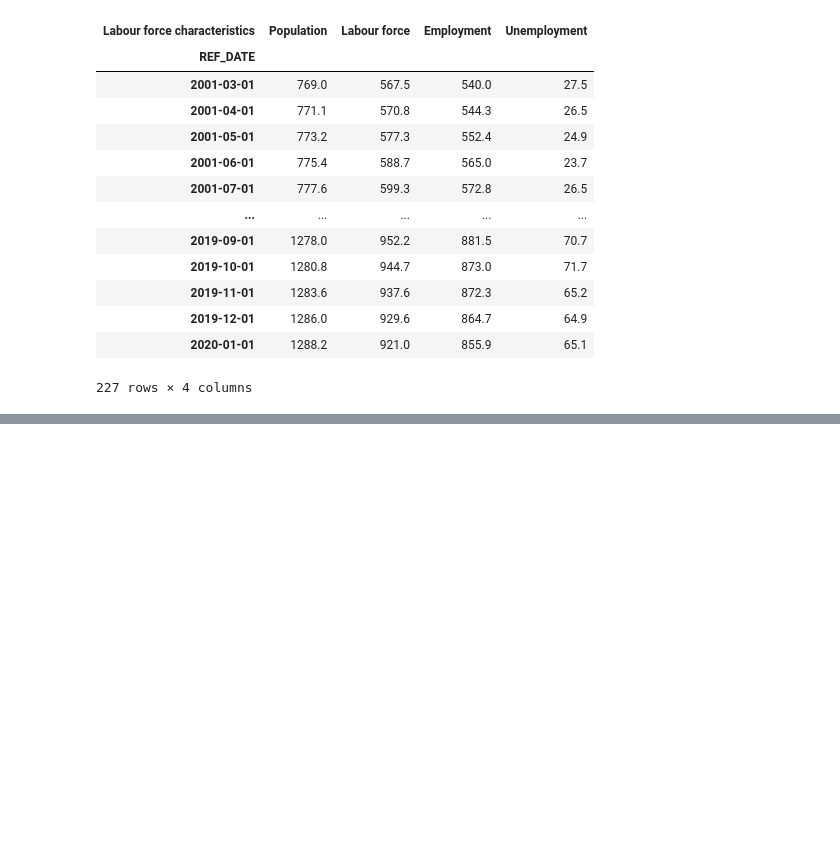
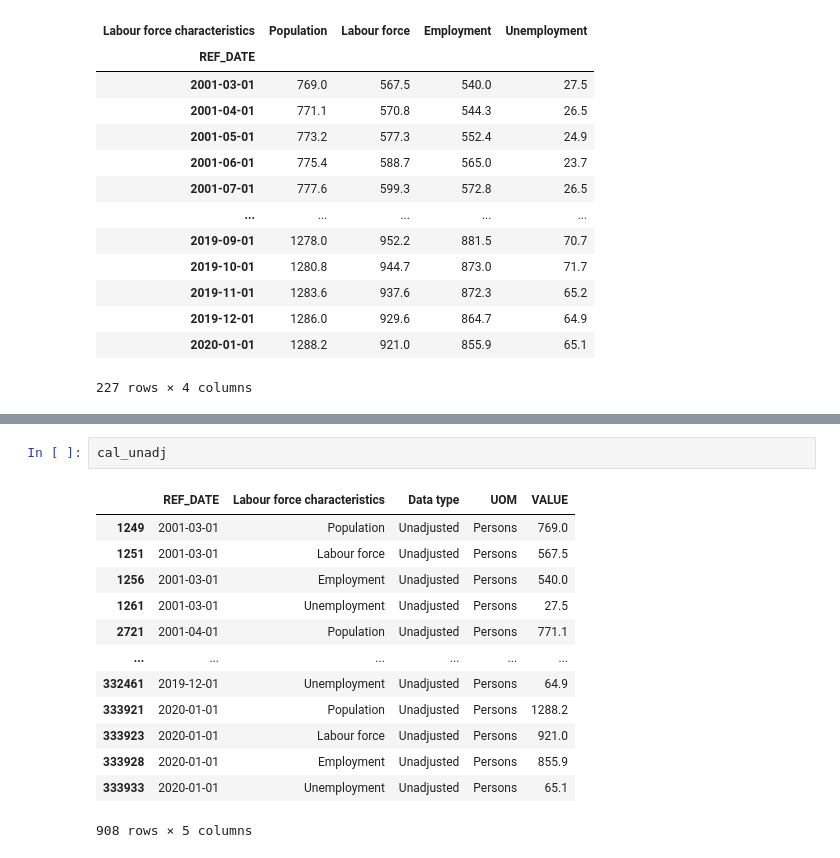
Before and after one commit to doublebigmak/housing_stats, a Jupyter notebook: cal_labour_mkt.ipynb, the cells around one changed output, grey strips where cells are left out. Drawn from its saved outputs; the diff is of its cells as text; blank space fills up the shorter version.

```diff
--- a/cal_labour_mkt.ipynb
+++ b/cal_labour_mkt.ipynb
@@ -117,0 +125,16 @@ cal_pivot[['Population','Labour force', 'Employment']].plot(figsize = (20,15),ki
+# %%
+cal_unadj
+# %% [output]
+|  | REF_DATE | Labour force characteristics | Data type | UOM | VALUE |
+| 1249 | 2001-03-01 | Population | Unadjusted | Persons | 769.0 |
+| 1251 | 2001-03-01 | Labour force | Unadjusted | Persons | 567.5 |
+| 1256 | 2001-03-01 | Employment | Unadjusted | Persons | 540.0 |
+| 1261 | 2001-03-01 | Unemployment | Unadjusted | Persons | 27.5 |
+| 2721 | 2001-04-01 | Population | Unadjusted | Persons | 771.1 |
+| ... | ... | ... | ... | ... | ... |
+| 332461 | 2019-12-01 | Unemployment | Unadjusted | Persons | 64.9 |
+| 333921 | 2020-01-01 | Population | Unadjusted | Persons | 1288.2 |
+| 333923 | 2020-01-01 | Labour force | Unadjusted | Persons | 921.0 |
+| 333928 | 2020-01-01 | Employment | Unadjusted | Persons | 855.9 |
+| 333933 | 2020-01-01 | Unemployment | Unadjusted | Persons | 65.1 |
+908 rows × 5 columns
```
Also changed, not shown: parts of 5 cells of this notebook.
